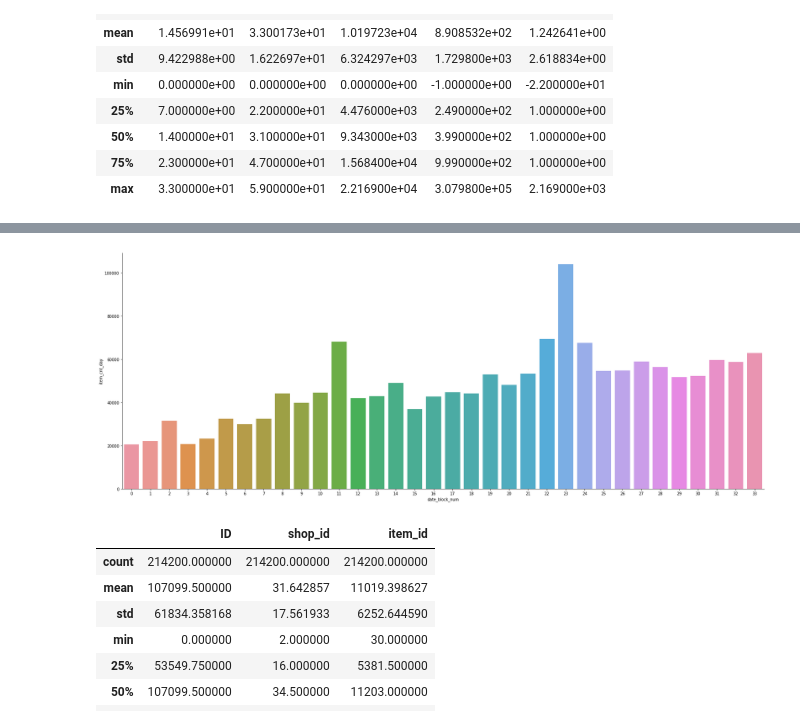
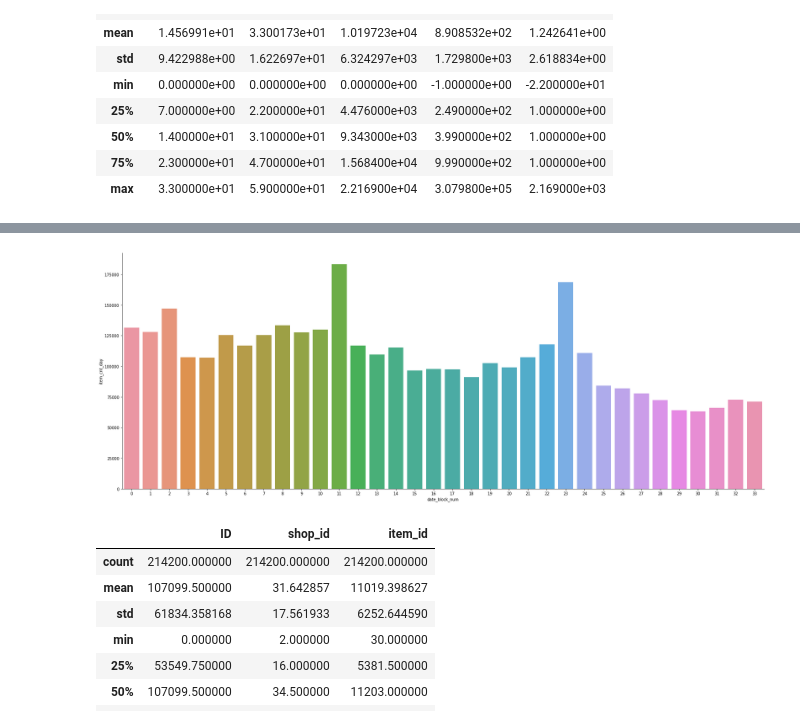
Before and after one commit to zex0023/Sale_Prediction, a Jupyter notebook: sales_prediction.ipynb, the cells around one changed output, grey strips where cells are left out. Saved outputs shown, nothing was run; the diff lists cells and outputs as text; code cells hidden in the pictures.

```diff
--- a/sales_prediction.ipynb
+++ b/sales_prediction.ipynb
@@ -47,10 +59,10 @@ train.describe()
 i_train = train[['date_block_num', 'item_cnt_day']]
 i_train = i_train.groupby(['date_block_num'],as_index=False).agg({'item_cnt_day':'sum'})
 # %%
-g_i = sns.catplot(x="date_block_num", y="item_cnt_day", kind="bar", data=train_i)
+g_i = sns.catplot(x="date_block_num", y="item_cnt_day", kind="bar", data=i_train)
 g_i.fig.set_size_inches(30,10)
 # %% [output]
-[figure, old version]
+[figure, new version]
 # %%
 test.describe()
 # %% [output]
```
Also changed, not shown: parts of 5 cells of this notebook.
